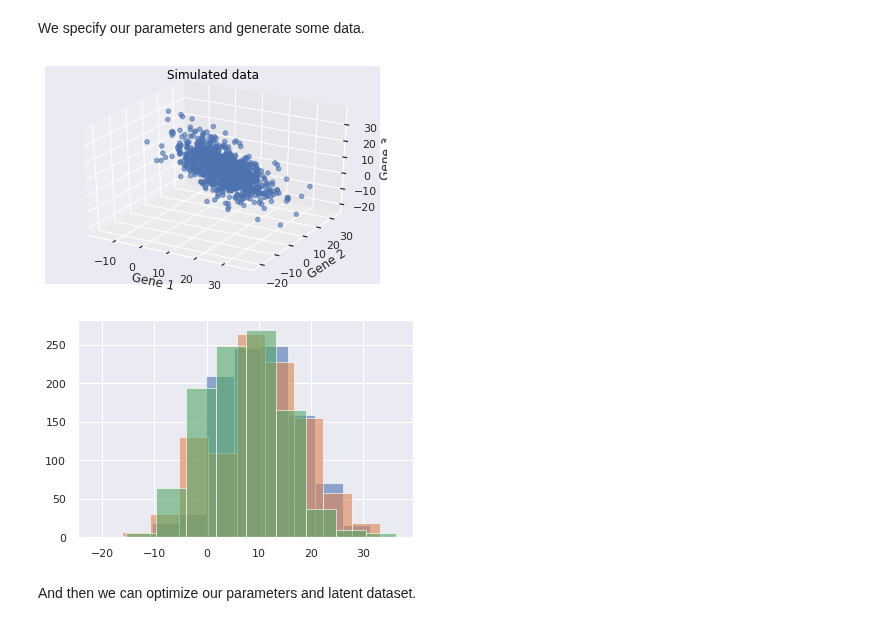
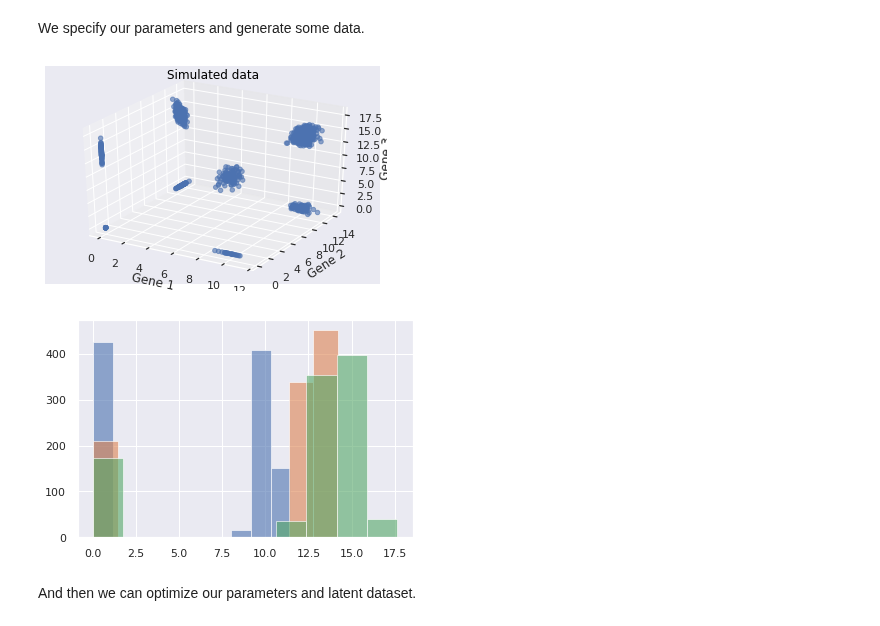
Before and after one commit to tobias-beers/RNA_visualization, a Jupyter notebook: Code/PyStan/ZIFA.ipynb, the cells around one changed output. Drawn from its saved outputs; the diff is of its cells as text; code cells hidden in the pictures.

```diff
--- a/Code/PyStan/ZIFA.ipynb
+++ b/Code/PyStan/ZIFA.ipynb
@@ -66,32 +66,32 @@ We specify our parameters and generate some data.
 # %%
 N=1000
 M=2
 D=3
-z = np.random.normal(0,1, size=(N,M))
+z = np.random.normal(0,1, size=(M,N))
 sigma = np.random.lognormal(0,1)
-mu = np.random.normal(8,3,size=D)
+mu = np.random.normal(8,3,size=(D,1))
 lamda = np.random.uniform(low=0,high=0.2)
-W = np.random.normal(0,sigma,size=(M,D))
-x = np.random.normal(np.matmul(z,W)+mu,sigma)
+W = np.random.normal(0,sigma,size=(D,M))
+x = np.random.normal(np.matmul(W,z)+mu,sigma).T
 h = np.random.binomial(n=1, p=1-np.exp(-(x**2)*lamda))
 y = x*h
 
 fig = plt.figure()
 ax = fig.add_subplot(111, projection='3d')
 ax.scatter(y[:,0],y[:,1],y[:,2], label='Observed data', alpha=0.6)
 title = ax.set_title("Simulated data")
 plt.setp(title, color='black')
 ax.set_xlabel('Gene 1')
 ax.set_ylabel('Gene 2')
 ax.set_zlabel('Gene 3')
 plt.show()
 
 plt.hist(y[:,0], alpha=0.6)
 plt.hist(y[:,1], alpha=0.6)
 plt.hist(y[:,2], alpha=0.6)
 plt.show()
 # %% [output]
-[figure, old version]
+[figure, new version]
-[figure, old version]
+[figure, new version]
 # %% [markdown]
 And then we can optimize our parameters and latent dataset.
```
Also changed, not shown: parts of 3 cells of this notebook, 1 other file.
